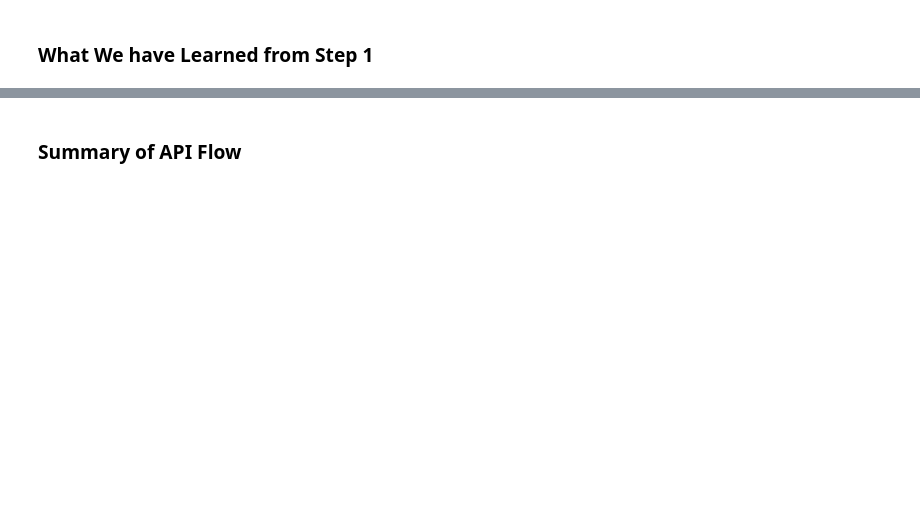
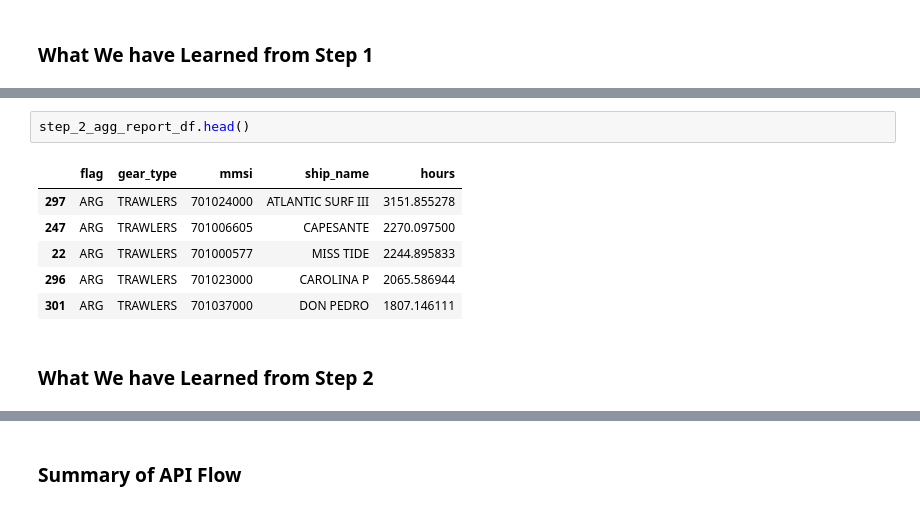
Before and after one commit to GlobalFishingWatch/gfw-api-python-client, a Jupyter notebook: docs/source/workflow-guides/workflow-02-analyze-apparent-fishing-effort-argentinian-eez.ipynb, the cells around one changed output, grey strips where cells are left out. Drawn from its saved outputs; the diff is of its cells as text; blank space fills up the shorter version.

```diff
--- a/docs/source/workflow-guides/workflow-02-analyze-apparent-fishing-effort-argentinian-eez.ipynb
+++ b/docs/source/workflow-guides/workflow-02-analyze-apparent-fishing-effort-argentinian-eez.ipynb
@@ -152,0 +232,11 @@ step_1_agg_report_df.head()
+# %%
+step_2_agg_report_df.head()
+# %% [output]
+|  | flag | gear_type | mmsi | ship_name | hours |
+| 297 | ARG | TRAWLERS | 701024000 | ATLANTIC SURF III | 3151.855278 |
+| 247 | ARG | TRAWLERS | 701006605 | CAPESANTE | 2270.097500 |
+| 22 | ARG | TRAWLERS | 701000577 | MISS TIDE | 2244.895833 |
+| 296 | ARG | TRAWLERS | 701023000 | CAROLINA P | 2065.586944 |
+| 301 | ARG | TRAWLERS | 701037000 | DON PEDRO | 1807.146111 |
+# %% [markdown]
+### What We have Learned from Step 2
```
Also changed, not shown: parts of 68 cells of this notebook, 2 other files.
